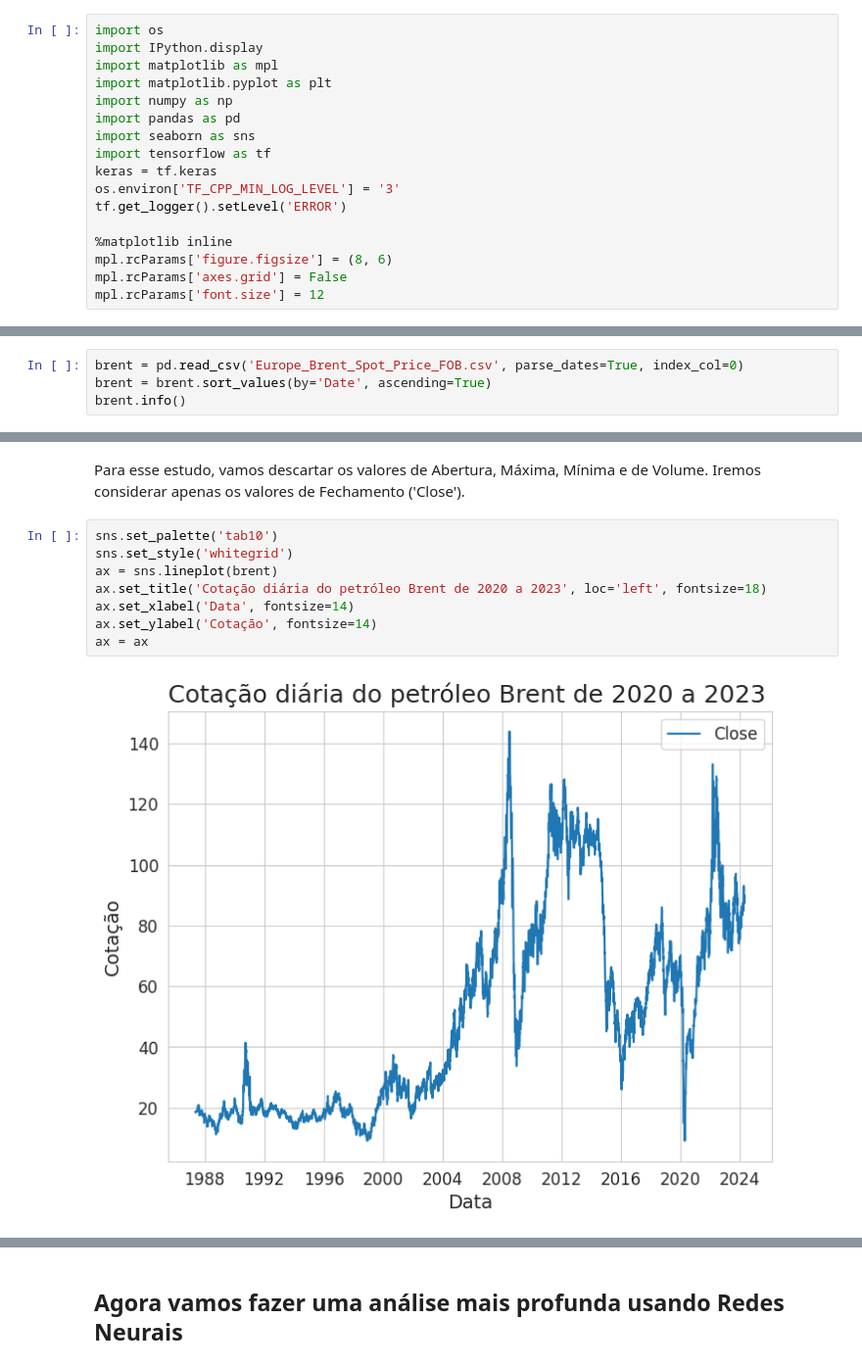
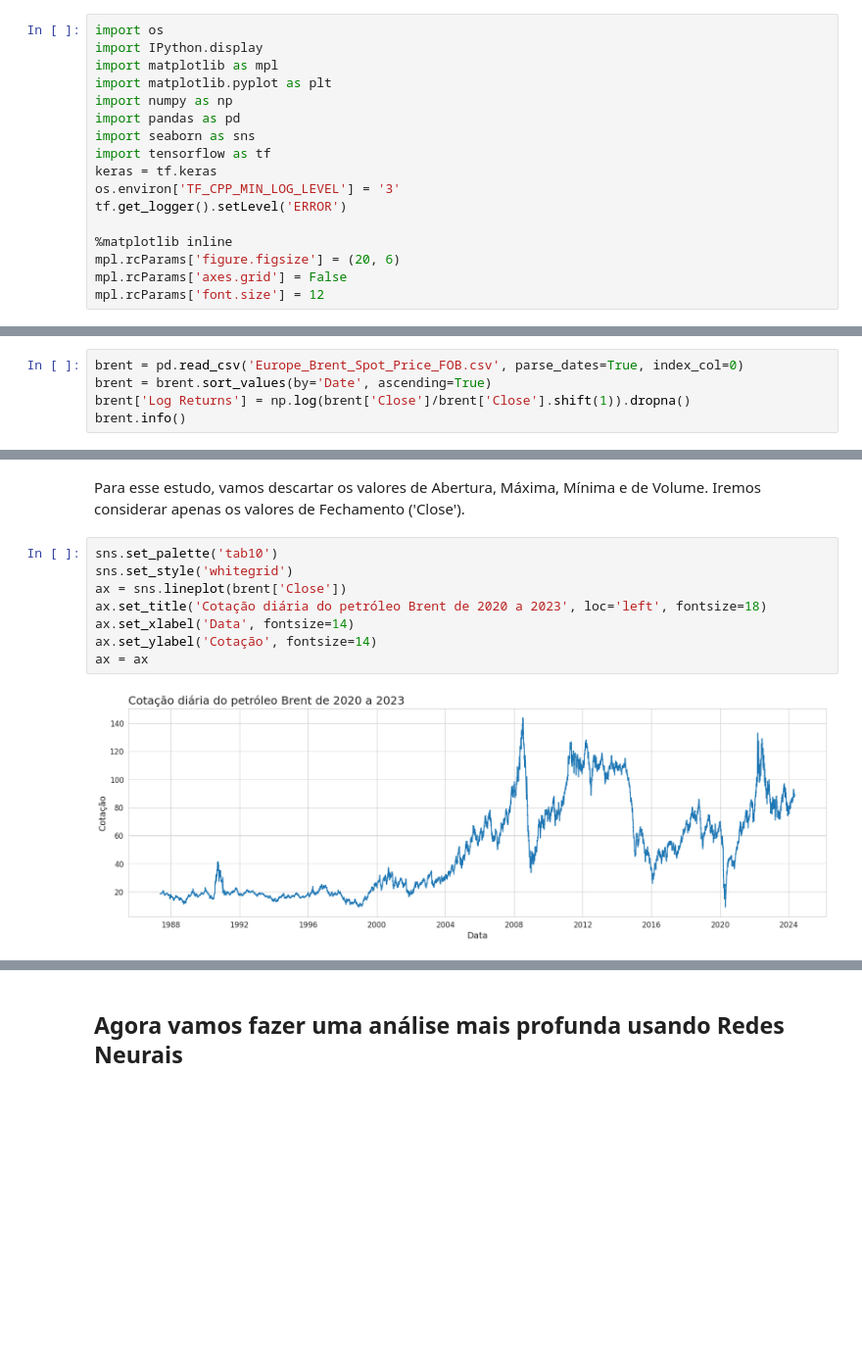
Before and after one commit to fredgcosta/tech-challenge-fase-4, a Jupyter notebook: brent_prices_forecast_v3.ipynb, the cells around one changed output, grey strips where cells are left out. Shown at 98% size. Saved outputs shown, nothing was run; the diff lists cells and outputs as text; blank space fills up the shorter version.

```diff
--- a/brent_prices_forecast_v3.ipynb
+++ b/brent_prices_forecast_v3.ipynb
@@ -26,7 +45,7 @@ os.environ['TF_CPP_MIN_LOG_LEVEL'] = '3'
 tf.get_logger().setLevel('ERROR')
 
 %matplotlib inline
-mpl.rcParams['figure.figsize'] = (8, 6)
+mpl.rcParams['figure.figsize'] = (20, 6)
 mpl.rcParams['axes.grid'] = False
 mpl.rcParams['font.size'] = 12
 # %%
@@ -39,6 +58,7 @@ Utilizamos a biblioteca yfinance para facilitar o download dos dados do site Yah
 # %%
 brent = pd.read_csv('Europe_Brent_Spot_Price_FOB.csv', parse_dates=True, index_col=0)
 brent = brent.sort_values(by='Date', ascending=True)
+brent['Log Returns'] = np.log(brent['Close']/brent['Close'].shift(1)).dropna()
 brent.info()
 # %% [output]
 <class 'pandas.core.frame.DataFrame'>
@@ -104,10 +134,10 @@ Para esse estudo, vamos descartar os valores de Abertura, Máxima, Mínima e de
 # %%
 sns.set_palette('tab10')
 sns.set_style('whitegrid')
-ax = sns.lineplot(brent)
+ax = sns.lineplot(brent['Close'])
 ax.set_title('Cotação diária do petróleo Brent de 2020 a 2023', loc='left', fontsize=18)
 ax.set_xlabel('Data', fontsize=14)
 ax.set_ylabel('Cotação', fontsize=14)
 ax = ax
 # %% [output]
-[figure, old version]
+[figure, new version]
```
Also changed, not shown: parts of 144 cells of this notebook, 14 other files.
